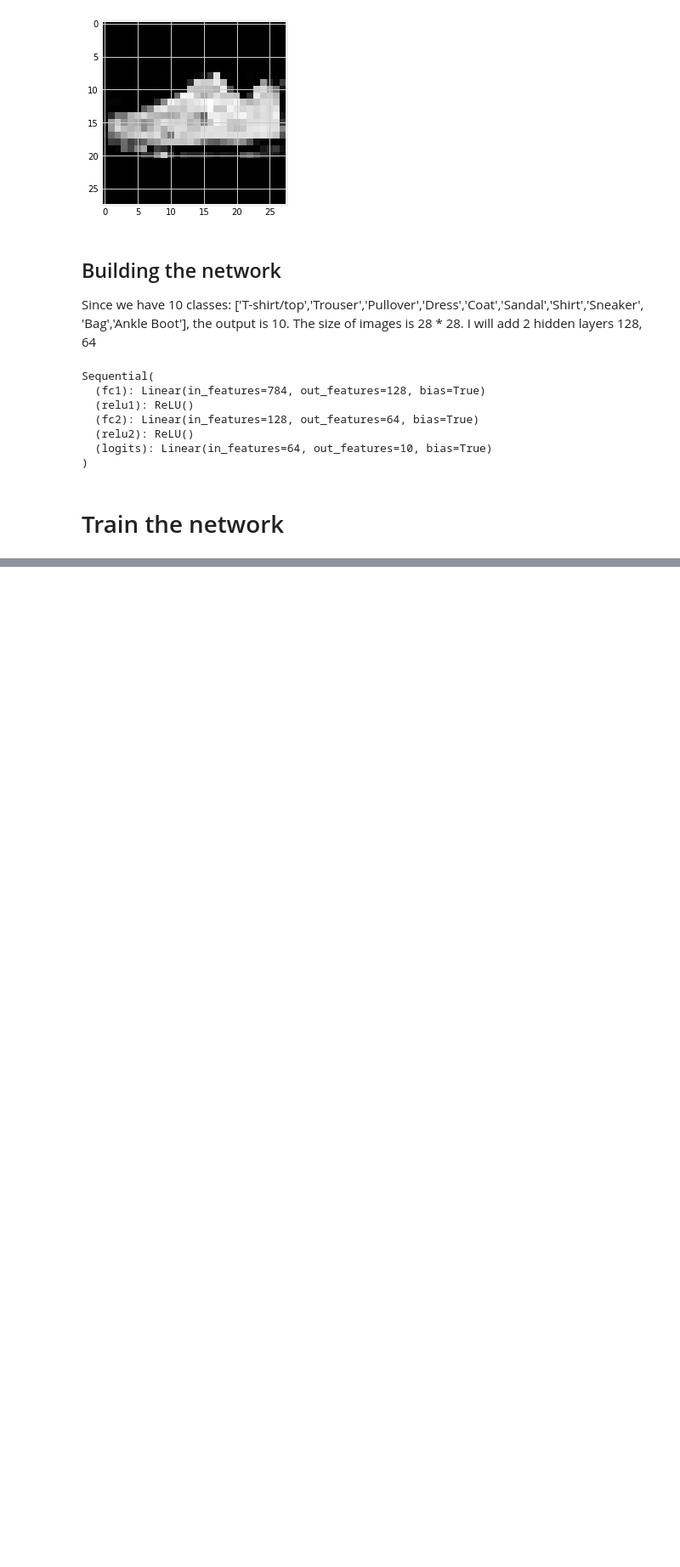
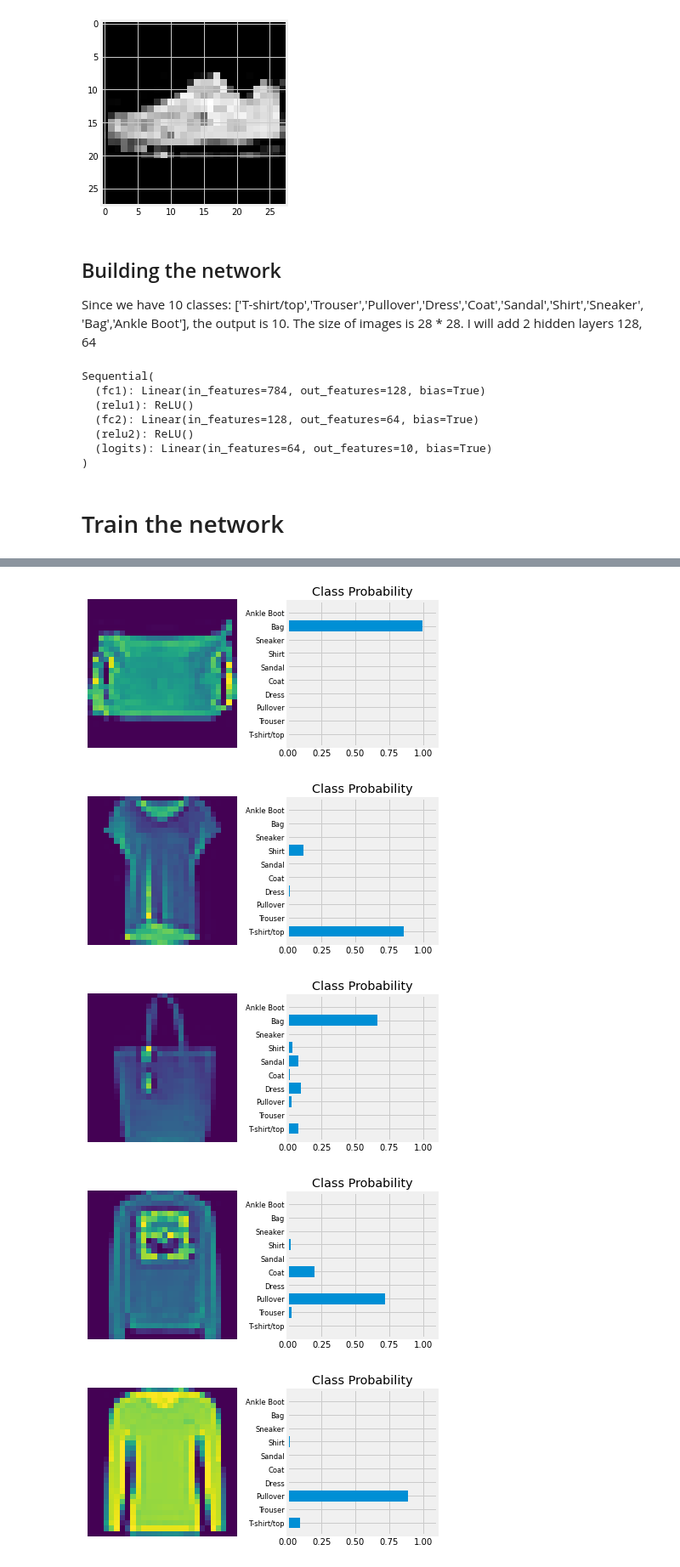
Before and after one commit to dajebbar/DL_PyTorch, a Jupyter notebook: Part 4 - Fashion-MNIST Exercise.ipynb, the cells around one changed output, grey strips where cells are left out. Shown: that part at 85% size. Cells and saved outputs as stored; diff of their text form; code cells hidden in the pictures; blank space fills up the shorter version.

```diff
--- a/Part 4 - Fashion-MNIST Exercise.ipynb
+++ b/Part 4 - Fashion-MNIST Exercise.ipynb
@@ -75,0 +125,18 @@ optimizer = optim.SGD(model.parameters(), lr=0.01)
+# %%
+images, labels = next(iter(trainloader))
+
+for i in range(5):
+    img = images[i].view(1, 784)
+    # Turn off gradients to speed up this part
+    with torch.no_grad():
+        logits = model.forward(img)
+
+    # Output of the network are logits, need to take softmax for probabilities
+    ps = F.softmax(logits, dim=1)
+    helper.view_classify(img.view(1, 28, 28), ps, version='Fashion')
+# %% [output]
+[figure, added]
+[figure, added]
+[figure, added]
+[figure, added]
+[figure, added]
```
Also changed, not shown: parts of 2 cells of this notebook, 1 other file.
